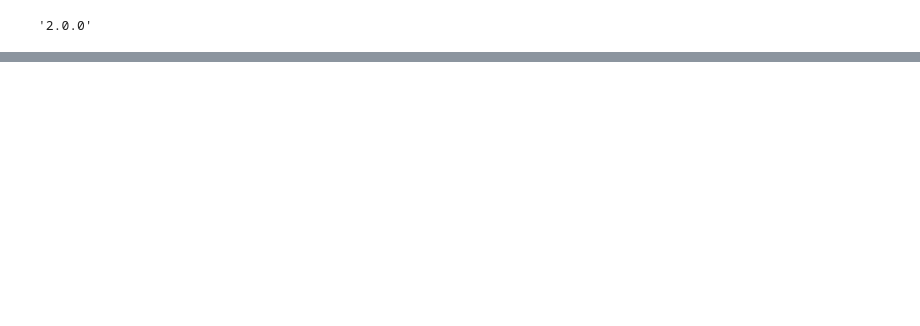
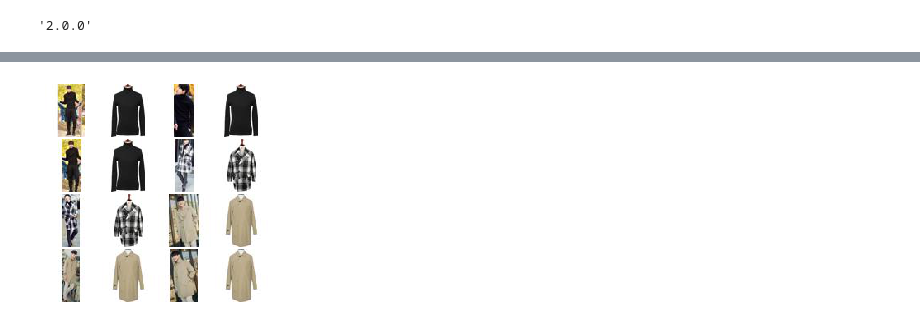
Before and after one commit to Dmytro-Shvetsov/Clothing-Translation, a Jupyter notebook: model_training.ipynb, the cells around one changed output, grey strips where cells are left out. Saved outputs shown, nothing was run; the diff lists cells and outputs as text; code cells hidden in the pictures; blank space fills up the shorter version.

Commit message:
Minor improvements. Create script for training converter model.

```diff
--- a/model_training.ipynb
+++ b/model_training.ipynb
@@ -247,6 +280,7 @@ def group_data(names):
 
         curr_heap.append(file_name)
 
+    data.append((curr_heap[:-1], curr_heap[-1]))
     return data
 
 def make_square(img, size=64, fill_color=(255, 255, 255)):
@@ -294,6 +328,9 @@ TEST_FOLDER = os.path.join(IMAGE_FOLDER, 'test')
 
 # load_dataset(RAW_FOLDER, TRAIN_FOLDER, VAL_FOLDER, TEST_FOLDER)
 # %%
+import random
+
+
 class Dataset:
     def __init__(self, train_fp, val_fp, test_fp):
         self._train_fp = train_fp
@@ -305,17 +342,24 @@ class Dataset:
                      else self._val_fp if data == 'val'
                      else self._test_fp)
 
-        names = sorted(glob.glob(os.path.join(self._train_fp, '*.jpg')))
+        names = sorted(glob.glob(os.path.join(folder_fp, '*.jpg')))
         grouped_names = group_data(names)
+        random.shuffle(grouped_names)
+
         X = []
+        y = []
         for source, domain in grouped_names:
-            X.extend(list(zip(source, [domain]*len(source))))
+            X.extend(source)
+            y.extend([domain]*len(source))
 
-        N = len(names)
+        N = len(y)
+
         for i in range(0, N, batch_size):
-            yield np.array([(np.asarray(Image.open(p1)),
-                    np.asarray(Image.open(p2))) for p1, p2 in X[i:i+batch_size]])
+            X_batch = tf.constant([np.asarray(Image.open(p1))
+                             for p1 in X[i:i+batch_size]] , dtype=tf.float32)
+            y_assoc = tf.constant([np.asarray(Image.open(p2))
+                                   for p2 in y[i:i+batch_size]], dtype=tf.float32)
+            y_not_assoc = tf.constant([np.asarray(Image.open(y[random.randint(0, N - 1)]))
+                                       for _ in range(batch_size)], dtype=tf.float32)
 
-lookbook = Dataset(TRAIN_FOLDER, VAL_FOLDER, TEST_FOLDER)
-it = lookbook.get_iter(32, 'train')
-b = next(it)
+            yield (X_batch, y_assoc, y_not_assoc)
@@ -349,0 +366,6 @@ SyntaxError: invalid syntax (<ipython-input-6-7f862bf2c243>, line 13)
+# %%
+lookbook = Dataset(TRAIN_FOLDER, VAL_FOLDER, TEST_FOLDER)
+X, y_assoc, y_not_assoc = next(lookbook.get_iter(16, 'train'))
+show_images([tf.cast(X, tf.uint8), tf.cast(y_assoc, tf.uint8)])
+# %% [output]
+[figure, added]
```
Also changed, not shown: parts of 12 cells of this notebook.
